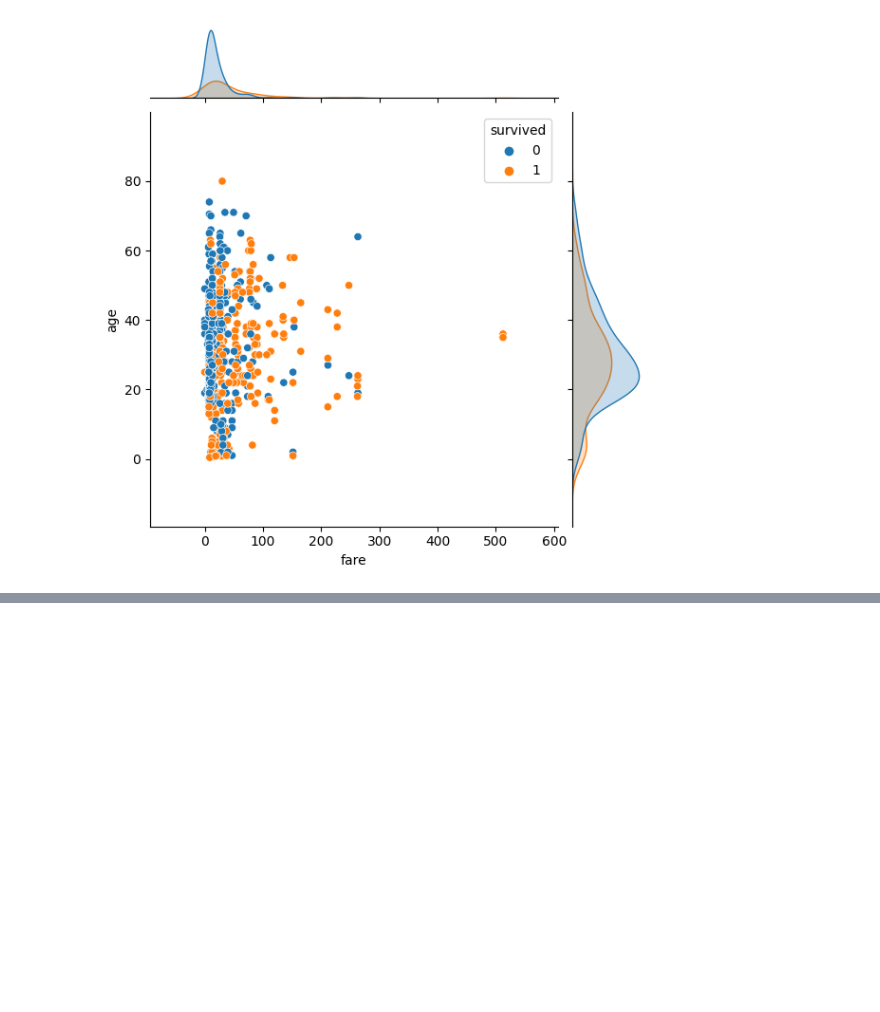
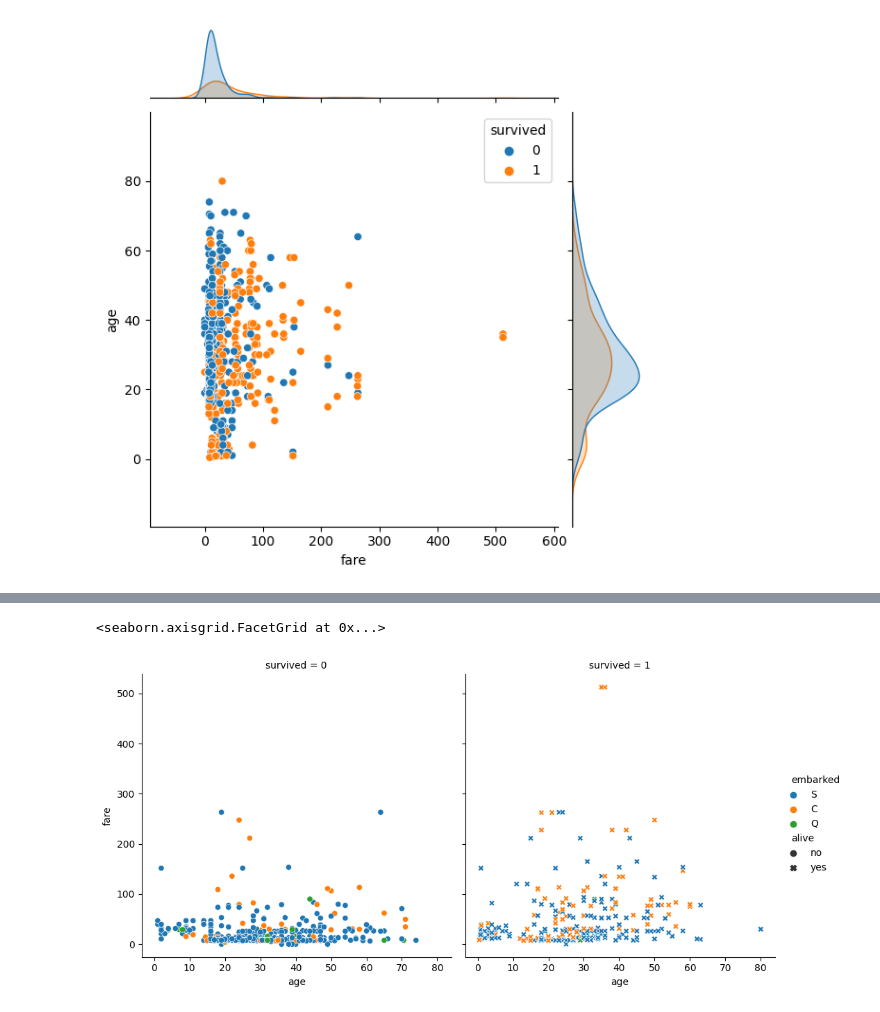
Before and after one commit to shreyapuri11/digipodium_data-analytics, a Jupyter notebook: data_analysis/graphs2.ipynb, the cells around one changed output, grey strips where cells are left out. Drawn from its saved outputs; the diff is of its cells as text; code cells hidden in the pictures; blank space fills up the shorter version.

```diff
--- a/data_analysis/graphs2.ipynb
+++ b/data_analysis/graphs2.ipynb
@@ -186,0 +214,5 @@ sns.jointplot(data =titanic,x='fare',y='age',kind='scatter',hue='survived')
+# %%
+sns.relplot(data=titanic, x='age',y='fare',col='survived',hue='embarked',style='alive')
+# %% [output]
+<seaborn.axisgrid.FacetGrid at 0x...>
+[figure, added]
```
Also changed, not shown: parts of 19 cells of this notebook.
